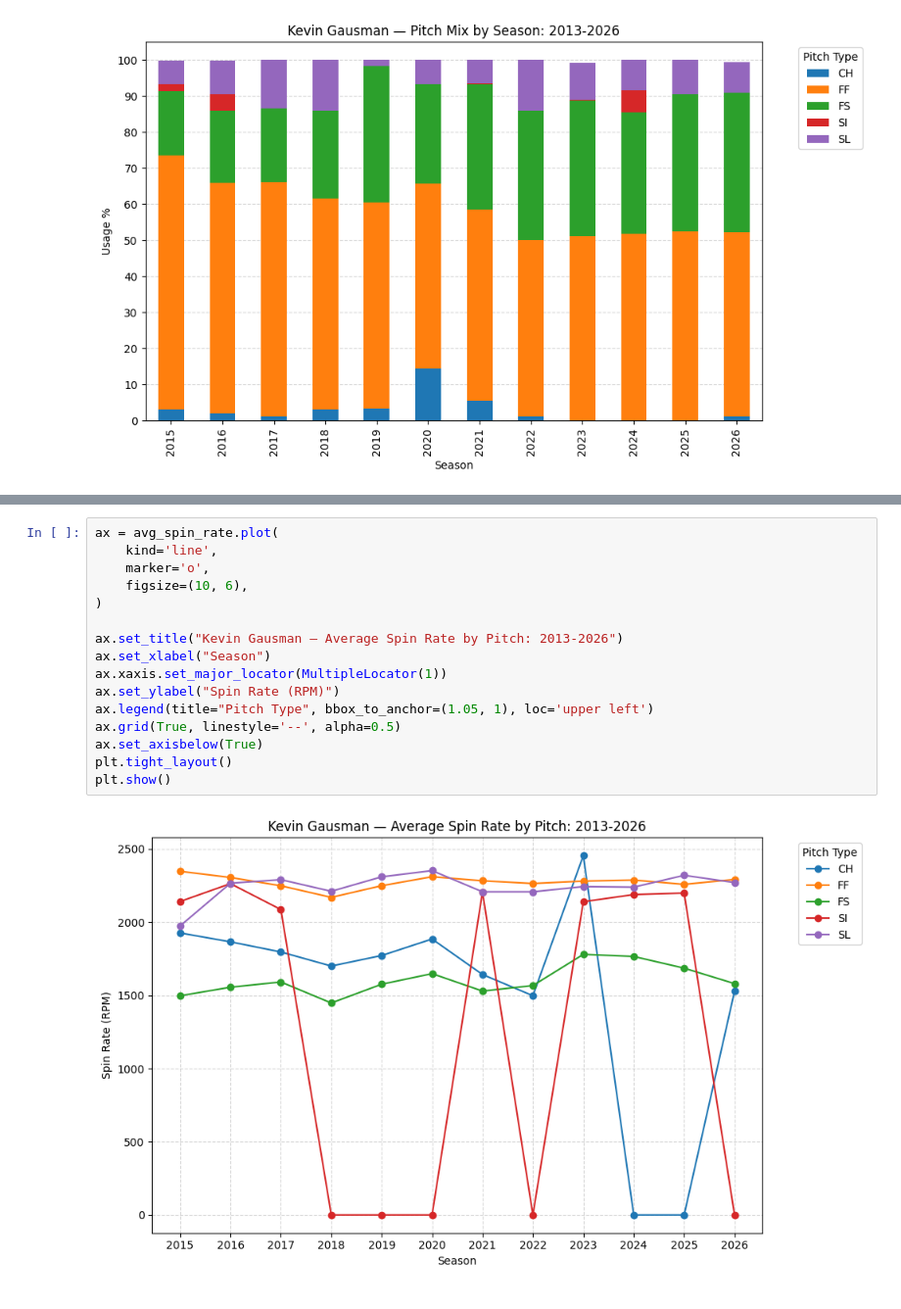
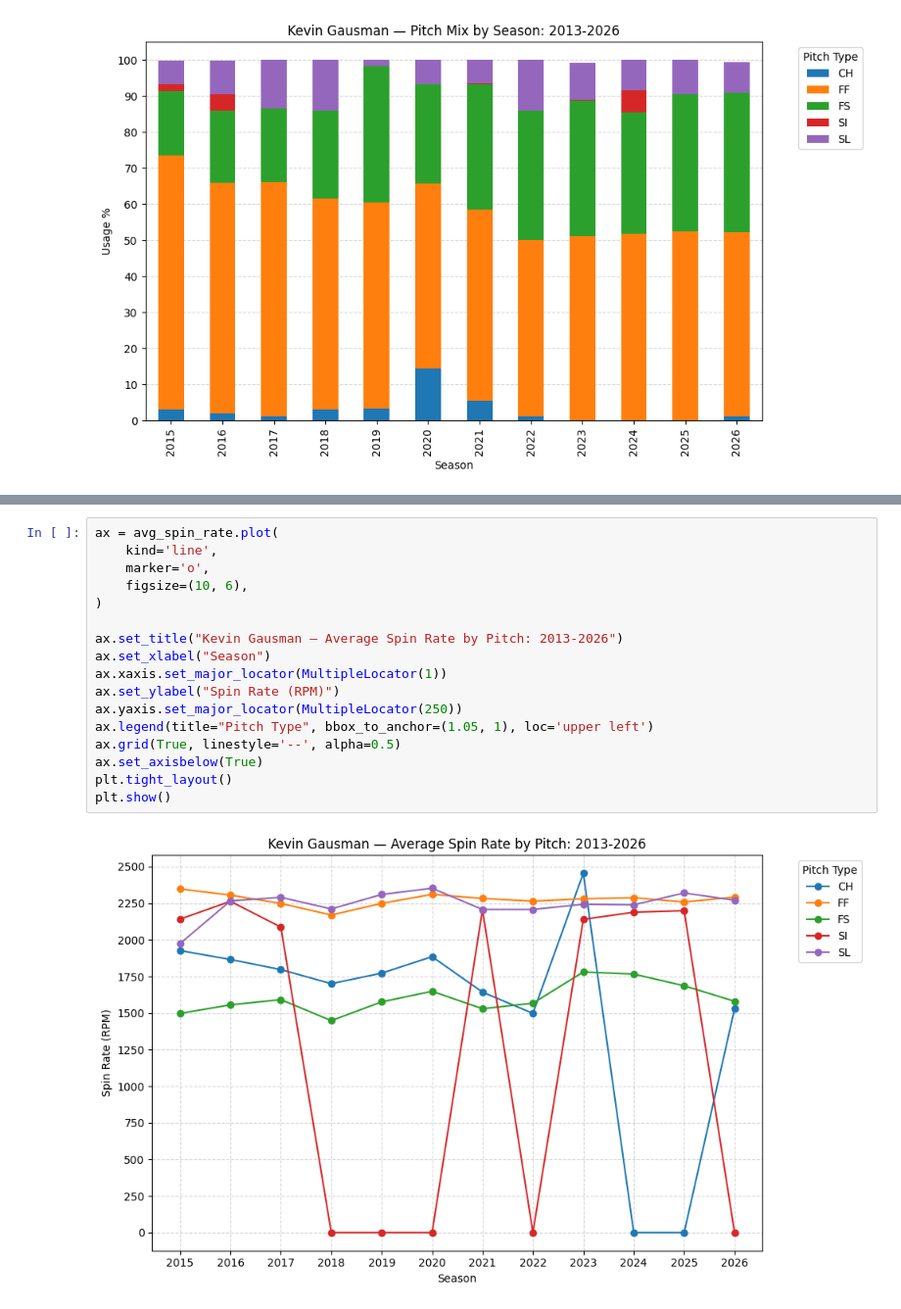
Before and after one commit to mrbuddyoldpal/pitcher-profile, a Jupyter notebook: notebooks/gausman_profile.ipynb, the cells around one changed output, grey strips where cells are left out. Shown at 98% size. Cells and saved outputs as stored; diff of their text form.

```diff
--- a/notebooks/gausman_profile.ipynb
+++ b/notebooks/gausman_profile.ipynb
@@ -190,21 +192,22 @@ plt.show()
 # %%
 ax = avg_spin_rate.plot(
     kind='line',
     marker='o',
     figsize=(10, 6),
 )
 
 ax.set_title("Kevin Gausman — Average Spin Rate by Pitch: 2013-2026")
 ax.set_xlabel("Season")
 ax.xaxis.set_major_locator(MultipleLocator(1))
 ax.set_ylabel("Spin Rate (RPM)")
+ax.yaxis.set_major_locator(MultipleLocator(250))
 ax.legend(title="Pitch Type", bbox_to_anchor=(1.05, 1), loc='upper left')
 ax.grid(True, linestyle='--', alpha=0.5)
 ax.set_axisbelow(True)
 plt.tight_layout()
 plt.show()
 # %% [output]
-[figure, old version]
+[figure, new version]
 # %%
 ax = num_pitches_per_type.plot(
     kind='line',
```
Also changed, not shown: parts of 3 cells of this notebook.
